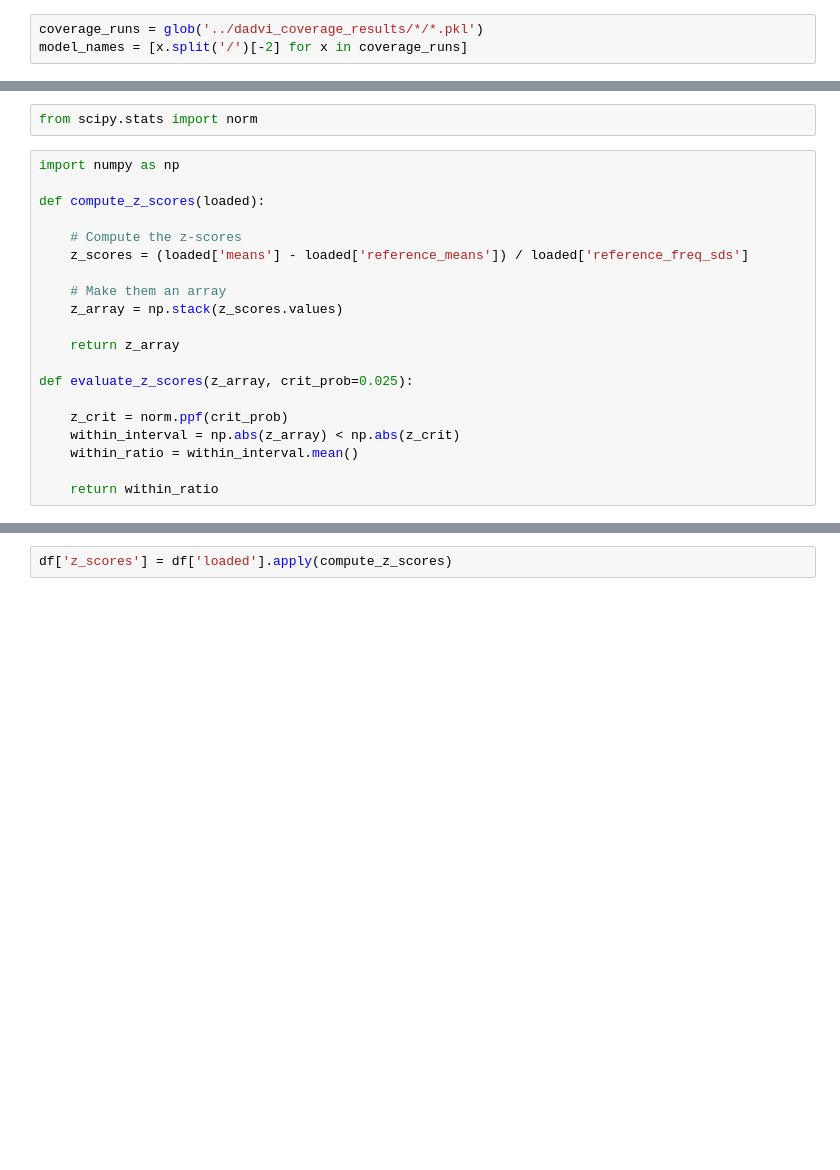
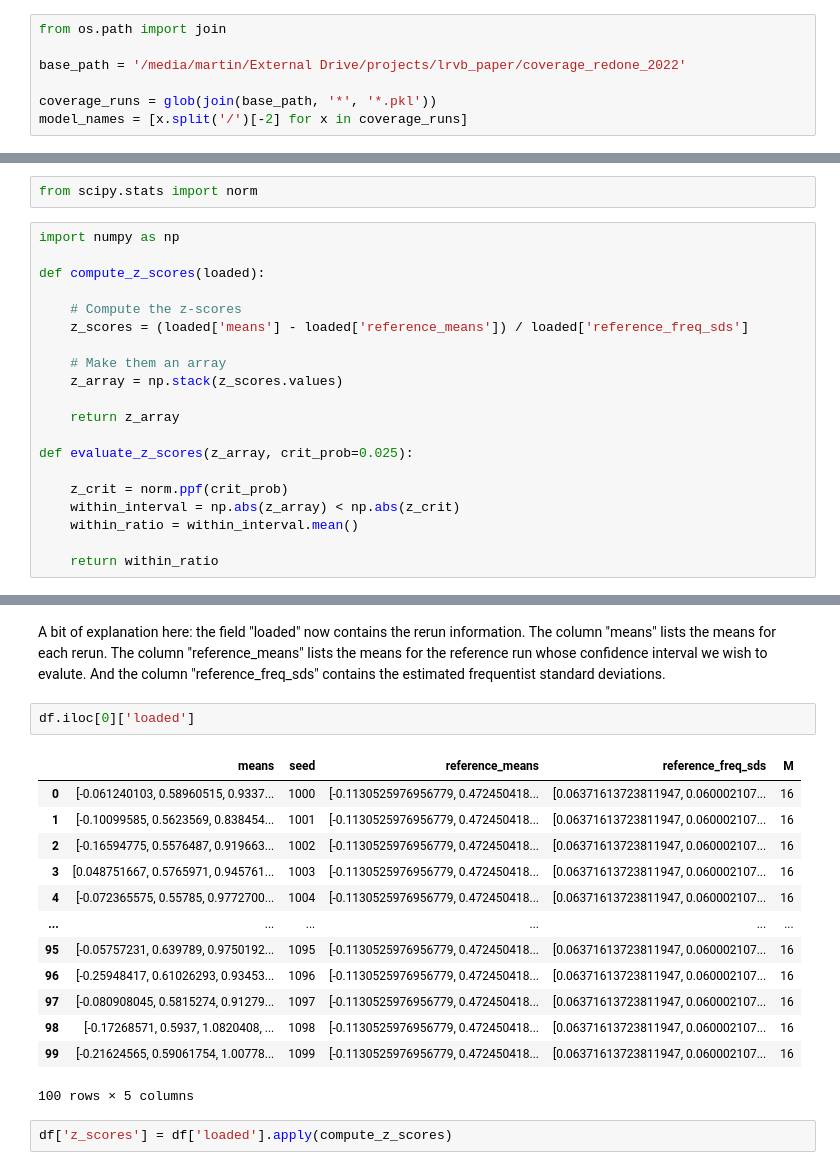
Before and after one commit to martiningram/dadvi-experiments, a Jupyter notebook: comparison/analysis/DADVI coverage.ipynb, the cells around one changed output, grey strips where cells are left out. Cells and saved outputs as stored; diff of their text form; blank space fills up the shorter version.

Commit message:
Add a bit of explanation to notebook

```diff
--- a/comparison/analysis/DADVI coverage.ipynb
+++ b/comparison/analysis/DADVI coverage.ipynb
@@ -2,7 +2,11 @@
 import pickle
 from glob import glob
 # %%
-coverage_runs = glob('../dadvi_coverage_results/*/*.pkl')
+from os.path import join
+
+base_path = '/media/martin/External Drive/projects/lrvb_paper/coverage_redone_2022'
+
+coverage_runs = glob(join(base_path, '*', '*.pkl'))
 model_names = [x.split('/')[-2] for x in coverage_runs]
 # %%
 import pandas as pd
@@ -39,3 +49,21 @@ df['loaded'] = df['filename'].apply(pd.read_pickle)
+# %% [markdown]
+A bit of explanation here: the field "loaded" now contains the rerun information. The column "means" lists the means for each rerun. The column "reference_means" lists the means for the reference run whose confidence interval we wish to evalute. And the column "reference_freq_sds" contains the estimated frequentist standard deviations.
+# %%
+df.iloc[0]['loaded']
+# %% [output]
+|  | means | seed | reference_means | reference_freq_sds | M |
+| 0 | [-0.061240103, 0.58960515, 0.9337... | 1000 | [-0.1130525976956779, 0.472450418... | [0.06371613723811947, 0.060002107... | 16 |
+| 1 | [-0.10099585, 0.5623569, 0.838454... | 1001 | [-0.1130525976956779, 0.472450418... | [0.06371613723811947, 0.060002107... | 16 |
+| 2 | [-0.16594775, 0.5576487, 0.919663... | 1002 | [-0.1130525976956779, 0.472450418... | [0.06371613723811947, 0.060002107... | 16 |
+| 3 | [0.048751667, 0.5765971, 0.945761... | 1003 | [-0.1130525976956779, 0.472450418... | [0.06371613723811947, 0.060002107... | 16 |
+| 4 | [-0.072365575, 0.55785, 0.9772700... | 1004 | [-0.1130525976956779, 0.472450418... | [0.06371613723811947, 0.060002107... | 16 |
+| ... | ... | ... | ... | ... | ... |
+| 95 | [-0.05757231, 0.639789, 0.9750192... | 1095 | [-0.1130525976956779, 0.472450418... | [0.06371613723811947, 0.060002107... | 16 |
+| 96 | [-0.25948417, 0.61026293, 0.93453... | 1096 | [-0.1130525976956779, 0.472450418... | [0.06371613723811947, 0.060002107... | 16 |
+| 97 | [-0.080908045, 0.5815274, 0.91279... | 1097 | [-0.1130525976956779, 0.472450418... | [0.06371613723811947, 0.060002107... | 16 |
+| 98 | [-0.17268571, 0.5937, 1.0820408, ... | 1098 | [-0.1130525976956779, 0.472450418... | [0.06371613723811947, 0.060002107... | 16 |
+| 99 | [-0.21624565, 0.59061754, 1.00778... | 1099 | [-0.1130525976956779, 0.472450418... | [0.06371613723811947, 0.060002107... | 16 |
+100 rows × 5 columns
 # %%
 df['z_scores'] = df['loaded'].apply(compute_z_scores)
 # %%
```
Also changed, not shown: parts of 4 cells of this notebook.
